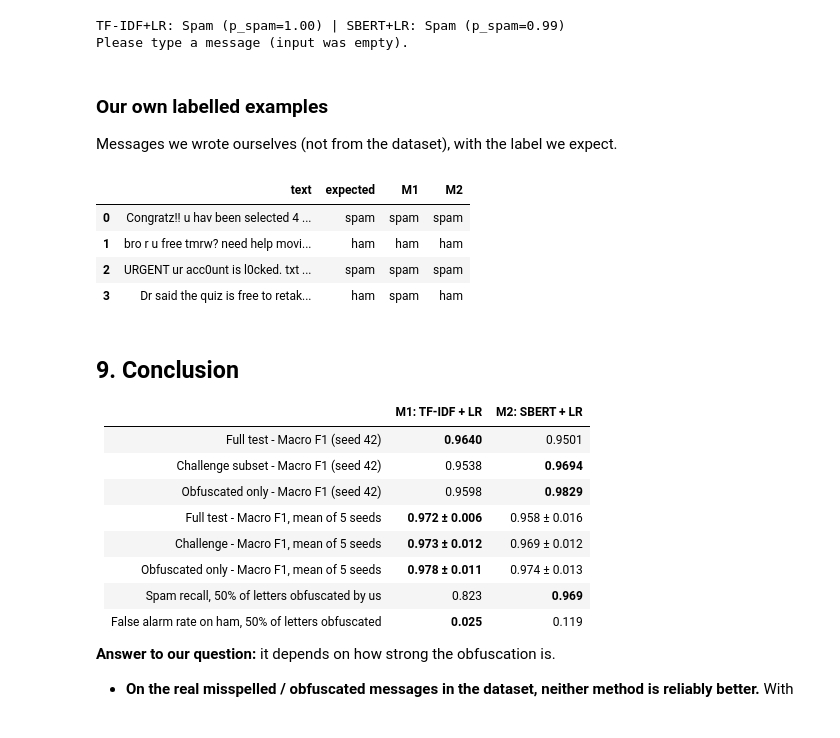
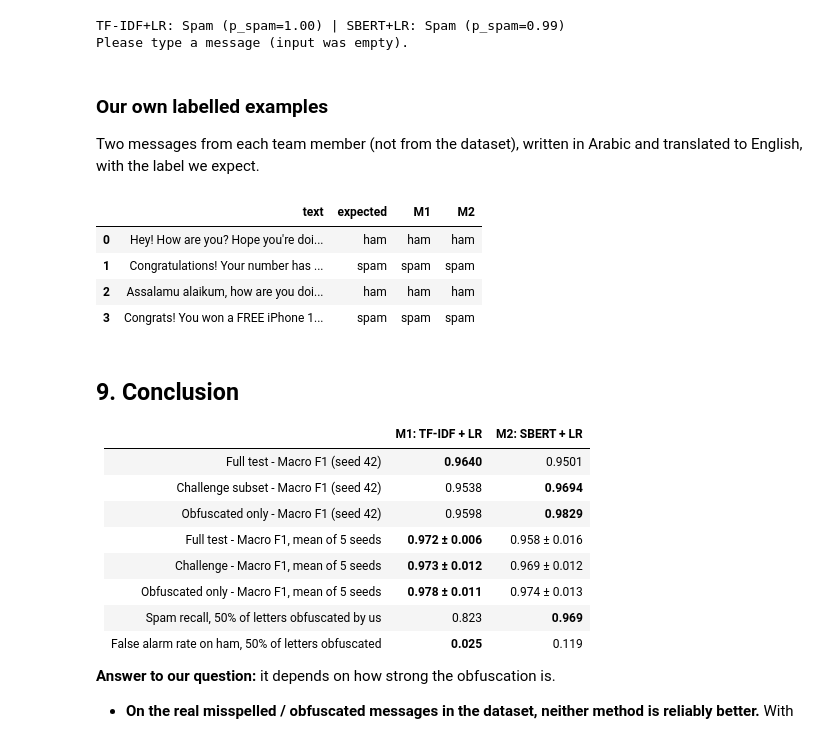
Before and after one commit to H7modi77/Project-NLP, a Jupyter notebook: SMS_Spam_Detection_Group9.ipynb, the cells around one changed output. Saved outputs shown, nothing was run; the diff lists cells and outputs as text; code cells hidden in the pictures.

Commit message:
Add our own Arabic examples (translated) to notebook, report and slides

```diff
--- a/SMS_Spam_Detection_Group9.ipynb
+++ b/SMS_Spam_Detection_Group9.ipynb
@@ -711,24 +711,24 @@ TF-IDF+LR: Spam (p_spam=1.00) | SBERT+LR: Spam (p_spam=0.99)
 Please type a message (input was empty).
 # %% [markdown]
 ### Our own labelled examples
-Messages we wrote ourselves (not from the dataset), with the label we expect.
+Two messages from each team member (not from the dataset), written in Arabic and translated to English, with the label we expect.
-# %%
-own = pd.DataFrame([
-    ("Congratz!! u hav been selected 4 a FR33 iPh0ne, cl4im now @ www.get-it-fast.co", "spam"),
-    ("bro r u free tmrw? need help moving the table to my place", "ham"),
-    ("URGENT ur acc0unt is l0cked. txt VERIFY to 80085 to unlock b4 midnight", "spam"),
-    ("Dr said the quiz is free to retake next week, dont stress", "ham"),
-], columns=["text", "expected"])
-
-own["M1"] = np.where(m1.predict(tfidf.transform(own["text"])) == 1, "spam", "ham")
-own["M2"] = np.where(m2.predict(embed(own["text"].tolist())) == 1, "spam", "ham")
-own
-# %% [output]
-|  | text | expected | M1 | M2 |
-| 0 | Congratz!! u hav been selected 4 ... | spam | spam | spam |
-| 1 | bro r u free tmrw? need help movi... | ham | ham | ham |
-| 2 | URGENT ur acc0unt is l0cked. txt ... | spam | spam | spam |
-| 3 | Dr said the quiz is free to retak... | ham | spam | ham |
+# %%
+own = pd.DataFrame([
+    ("Hey! How are you? Hope you're doing well ❤️", "ham"),
+    ("Congratulations! Your number has been selected to win a cash prize of 5,000 SAR. Click here to claim your prize now!", "spam"),
+    ("Assalamu alaikum, how are you doing? Hope to see you soon inshallah", "ham"),
+    ("Congrats! You won a FREE iPhone 17! Click the link to confirm your details and get your prize", "spam"),
+], columns=["text", "expected"])
+
+own["M1"] = np.where(m1.predict(tfidf.transform(own["text"])) == 1, "spam", "ham")
+own["M2"] = np.where(m2.predict(embed(own["text"].tolist())) == 1, "spam", "ham")
+own
+# %% [output]
+|  | text | expected | M1 | M2 |
+| 0 | Hey! How are you? Hope you're doi... | ham | ham | ham |
+| 1 | Congratulations! Your number has ... | spam | spam | spam |
+| 2 | Assalamu alaikum, how are you doi... | ham | ham | ham |
+| 3 | Congrats! You won a FREE iPhone 1... | spam | spam | spam |
 # %%
 # interactive box: type a message and press Enter, an empty line stops it
 try:
```
Also changed, not shown: 2 other files.
